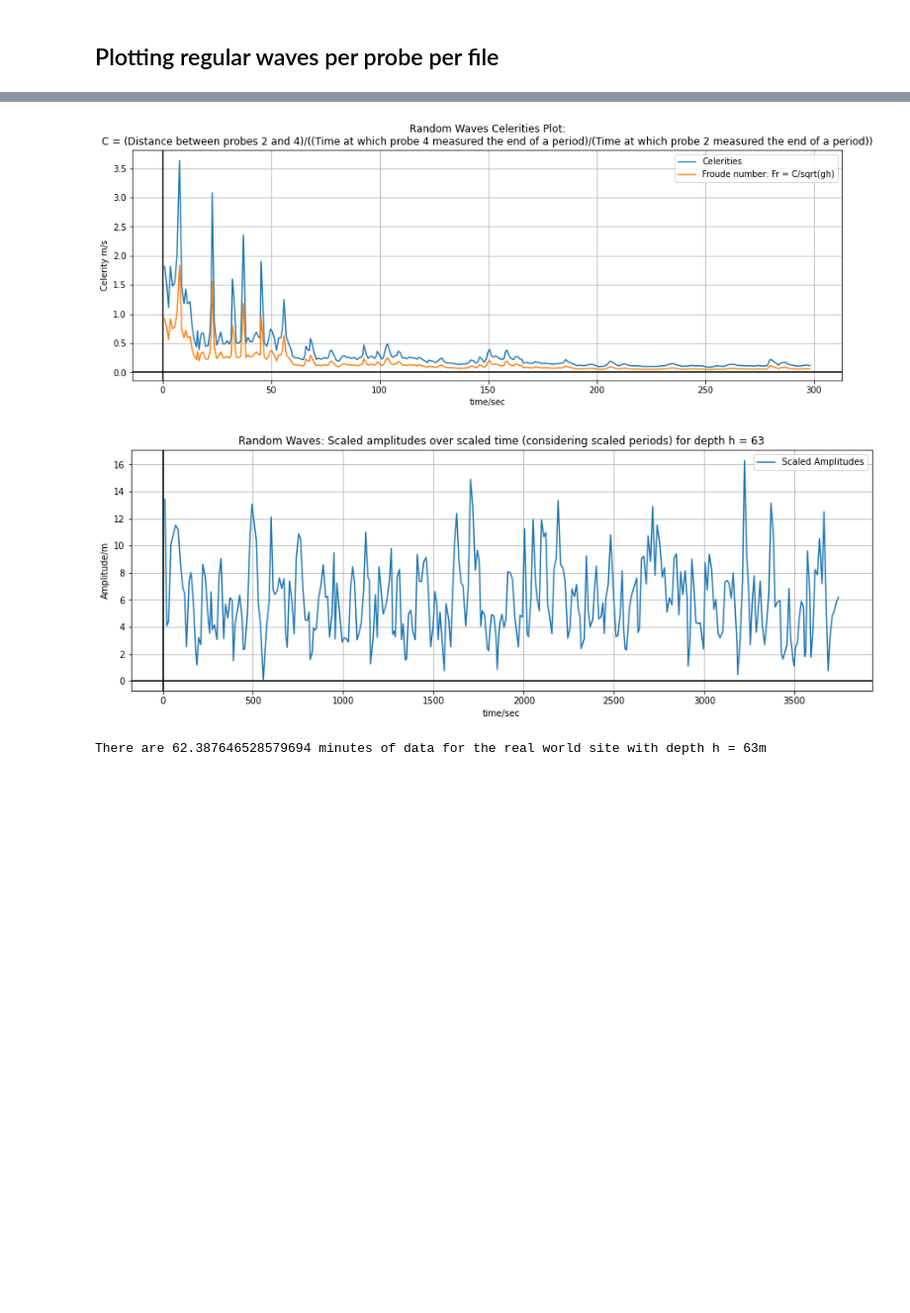
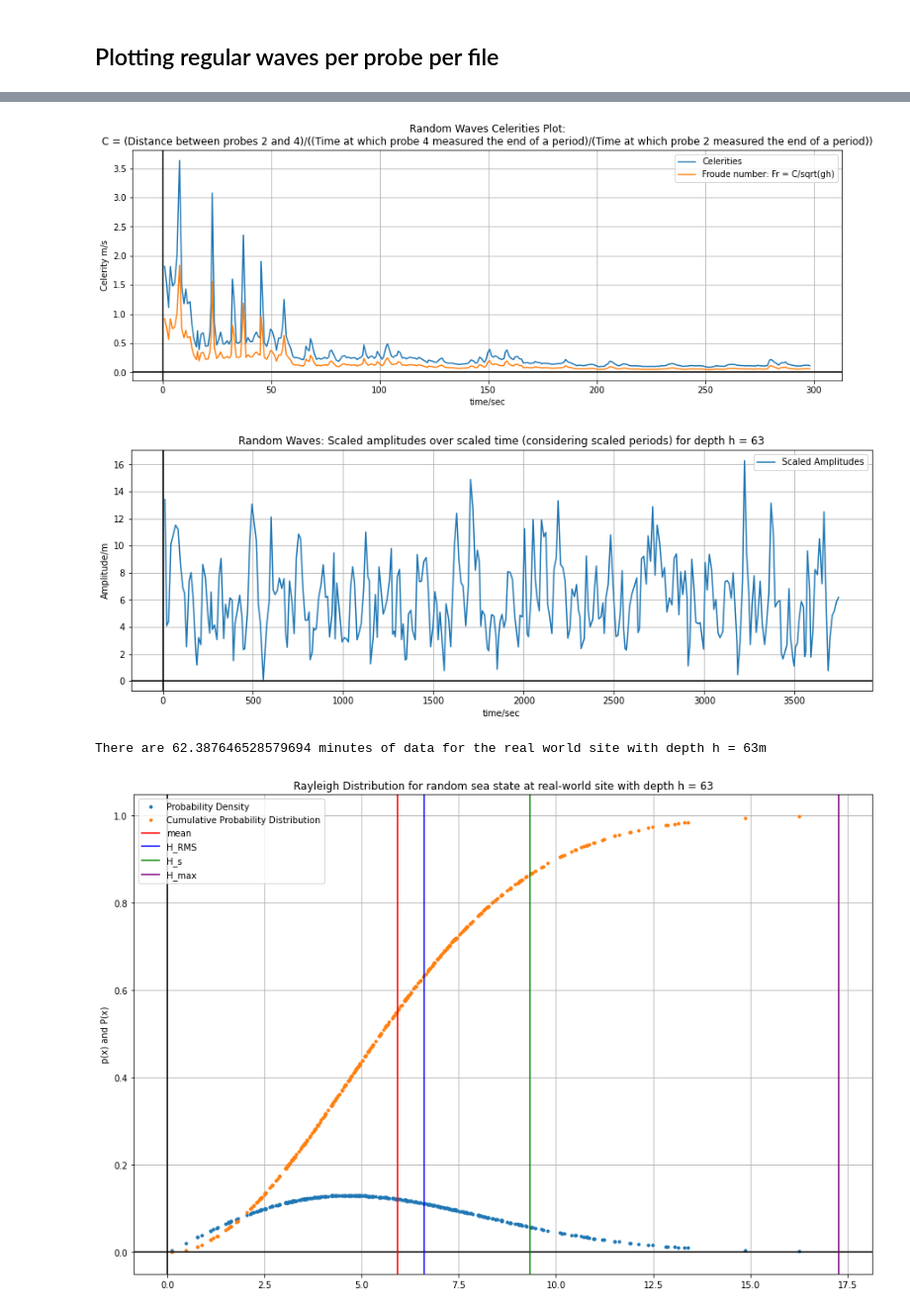
Before and after one commit to nathalex/Wave-Flume-Lab-Report, a Jupyter notebook: Jupyter-Notebook/random_analysis.ipynb, the cells around one changed output, grey strips where cells are left out. Shown at 99% size. Cells and saved outputs as stored; diff of their text form; code cells hidden in the pictures; blank space fills up the shorter version.

```diff
--- a/Jupyter-Notebook/random_analysis.ipynb
+++ b/Jupyter-Notebook/random_analysis.ipynb
@@ -131,7 +131,7 @@ def get_data(data, probe):
     root_mean_square_wave_height = np.sqrt(sum(map(lambda x: x ** 2, heights))/len(heights))
     max_height = np.amax(heights)
     mean_wave_height = sum(heights)/(len(heights))
-    sig_wave_height = np.sqrt(2) * root_mean_square_wave_height
+    sig_wave_height = sum(heights[:int(len(heights)/3)])/(len(heights)/3)
     mean_zero_crossing_period = sum(periods)/(len(periods))
     number_of_periods = len(periods)
     return ((root_mean_square_wave_height,sig_wave_height,mean_zero_crossing_period, number_of_periods), periods, heights, times)
@@ -151,20 +151,52 @@ def plot_scaled(tup, depth):
     plt.savefig("../graphs/RandScaled.png")
     plt.show()
     print("There are {} minutes of data for the real world site with depth h = {}m".format(time[len(time)-1]/60, depth))
+    return (10800/time[len(time)-1], np.amax(amplitudes))
+# %%
+def rayleigh(portion, amplitudes, depth):
+    H_RMS = np.sqrt(sum(map(lambda x: x ** 2, amplitudes))/len(amplitudes))
+    sig_wave_height = np.sqrt(2) * H_RMS
+    max = np.sqrt(np.log(len(amplitudes) * portion)) * H_RMS
+    mean = sum(amplitudes)/(len(amplitudes))
+    prob_density = []
+    cum_prob_dist = []
+    exceedance = []
+    for height in amplitudes:
+        exceedance.append(np.exp((-height ** 2)/(H_RMS ** 2)))
+        prob_density.append(((2*height)/(H_RMS ** 2)) * exceedance[len(exceedance)-1])
+        cum_prob_dist.append(1 - exceedance[len(exceedance)-1])
+    plt.figure(figsize=(15,10))
+    plt.title("Rayleigh Distribution for random sea state at real-world site with depth h = {}".format(depth))
+    plt.ylabel("p(x) and P(x)")
+    plt.plot(amplitudes, prob_density, ".", label="Probability Density")
+    plt.plot(amplitudes, cum_prob_dist,".", label="Cumulative Probability Distribution")
+    plt.grid(True, which='both')
+    plt.axhline(y=0, color='k')
+    plt.axvline(x=0, color='k')
+    plt.axvline(x=mean, color="red", label="mean")
+    plt.axvline(x=H_RMS, color="blue", label="H_RMS")
+    plt.axvline(x=sig_wave_height, color="green", label="H_s")
+    plt.axvline(x=max, color="purple", label="H_max")
+    plt.legend()
+    plt.savefig("../graphs/Rayleigh.png")
+    plt.show()
+    return (max, sig_wave_height)
 # %%
 data = get_waves("Rand")
 plot_waves(data,"Rand", 1, 3)
 plot_waves(data,"Rand", 5, 3)
 plot_waves(data,"Rand", 10, 3)
 plot_waves(data,"Rand", 50, 3)
 stats = get_data(data, 3)
 celerities = get_celerities(data, 2, 4, "Rand", 1, 63)
-plot_scaled(celerities,63)
+(portion, maximum) = plot_scaled(celerities,63)
+(max, sigheight) = rayleigh(portion,celerities[3], 63)
 # %% [output]
 [figure]
 [figure]
 [figure]
 [figure]
 [figure]
 [figure]
 There are 62.387646528579694 minutes of data for the real world site with depth h = 63m
+[figure, added]
```
Also changed, not shown: 5 other files.
